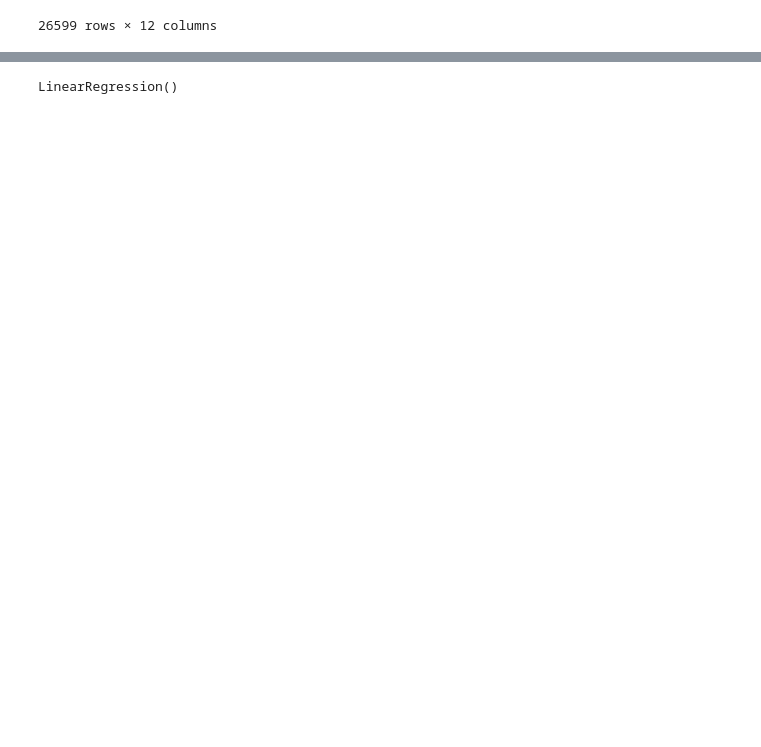
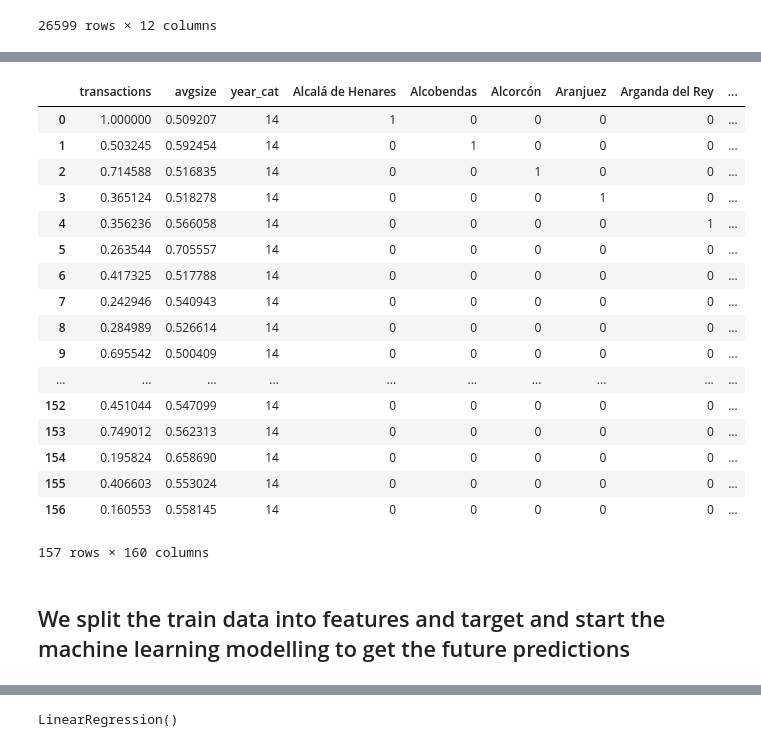
Before and after one commit to palvgoya/house_investment_finder, a Jupyter notebook: Madhouse Finder.ipynb, the cells around one changed output, grey strips where cells are left out. Cells and saved outputs as stored; diff of their text form; code cells hidden in the pictures; blank space fills up the shorter version.

```diff
--- a/Madhouse Finder.ipynb
+++ b/Madhouse Finder.ipynb
@@ -537,0 +375,14 @@ x_train,x_test,y_train,y_test=train_test_split(X,y,test_size=0.35,random_state=4
+# %%
+df_past_mad['transactions'] = df_past_mad['transactions'].replace('-','0')
+df_past_mad['avgsize'] = df_past_mad['avgsize'].replace('-','0')
+df_past_mad['avgsize'] = df_past_mad['avgsize'].replace(',','.')
+df_past_mad['avg_eur_m2'] = df_past_mad['avg_eur_m2'].replace('-','0')
+df_past_mad['avg_eur_m2'] = df_past_mad['avg_eur_m2'].replace(',','.')
+
+df_past_mad=df_past_mad.fillna(0)
+# %%
+onehot_enc = pd.get_dummies(df_past_mad['neighbourhood'])
+
+df_past_mad = pd.concat([df_past_mad, onehot_enc], axis=1, join="inner")
+
+df_past_mad
@@ -537,0 +403,6 @@ x_train,x_test,y_train,y_test=train_test_split(X,y,test_size=0.35,random_state=4
+# %%
+scaler = MinMaxScaler()
+
+df_past_mad[['transactions','avgsize']] = scaler.fit_transform(df_past_mad[['transactions','avgsize']])
+
+df_past_mad
@@ -537,0 +423,27 @@ x_train,x_test,y_train,y_test=train_test_split(X,y,test_size=0.35,random_state=4
+# %%
+df_pred_past[['transactions','avgsize']] = scaler.fit_transform(df_pred_past[['transactions','avgsize']])
+
+df_pred_past= df_pred_past.drop(columns='neighbourhood')
+
+df_pred_past
+# %% [output]
+|  | transactions | avgsize | year_cat | Alcalá de Henares | Alcobendas | Alcorcón | Aranjuez | Arganda del Rey | ... |
+| 0 | 1.000000 | 0.509207 | 14 | 1 | 0 | 0 | 0 | 0 | ... |
+| 1 | 0.503245 | 0.592454 | 14 | 0 | 1 | 0 | 0 | 0 | ... |
+| 2 | 0.714588 | 0.516835 | 14 | 0 | 0 | 1 | 0 | 0 | ... |
+| 3 | 0.365124 | 0.518278 | 14 | 0 | 0 | 0 | 1 | 0 | ... |
+| 4 | 0.356236 | 0.566058 | 14 | 0 | 0 | 0 | 0 | 1 | ... |
+| 5 | 0.263544 | 0.705557 | 14 | 0 | 0 | 0 | 0 | 0 | ... |
+| 6 | 0.417325 | 0.517788 | 14 | 0 | 0 | 0 | 0 | 0 | ... |
+| 7 | 0.242946 | 0.540943 | 14 | 0 | 0 | 0 | 0 | 0 | ... |
+| 8 | 0.284989 | 0.526614 | 14 | 0 | 0 | 0 | 0 | 0 | ... |
+| 9 | 0.695542 | 0.500409 | 14 | 0 | 0 | 0 | 0 | 0 | ... |
+| ... | ... | ... | ... | ... | ... | ... | ... | ... | ... |
+| 152 | 0.451044 | 0.547099 | 14 | 0 | 0 | 0 | 0 | 0 | ... |
+| 153 | 0.749012 | 0.562313 | 14 | 0 | 0 | 0 | 0 | 0 | ... |
+| 154 | 0.195824 | 0.658690 | 14 | 0 | 0 | 0 | 0 | 0 | ... |
+| 155 | 0.406603 | 0.553024 | 14 | 0 | 0 | 0 | 0 | 0 | ... |
+| 156 | 0.160553 | 0.558145 | 14 | 0 | 0 | 0 | 0 | 0 | ... |
+157 rows × 160 columns
+# %% [markdown]
+## We split the train data into features and target and start the machine learning modelling to get the future predictions
```
Also changed, not shown: parts of 90 cells of this notebook.
